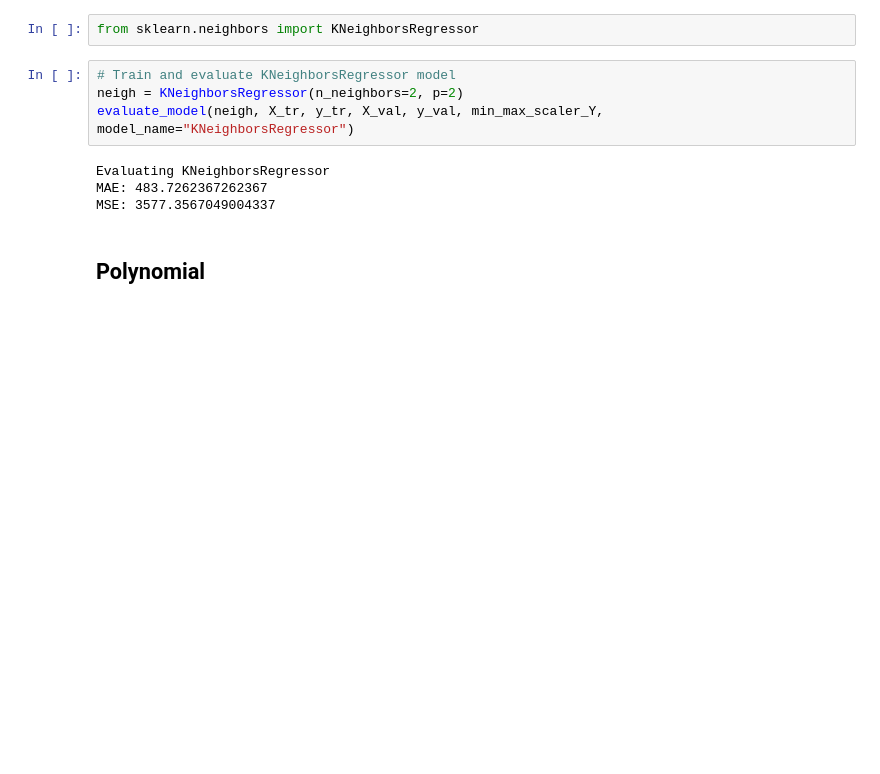
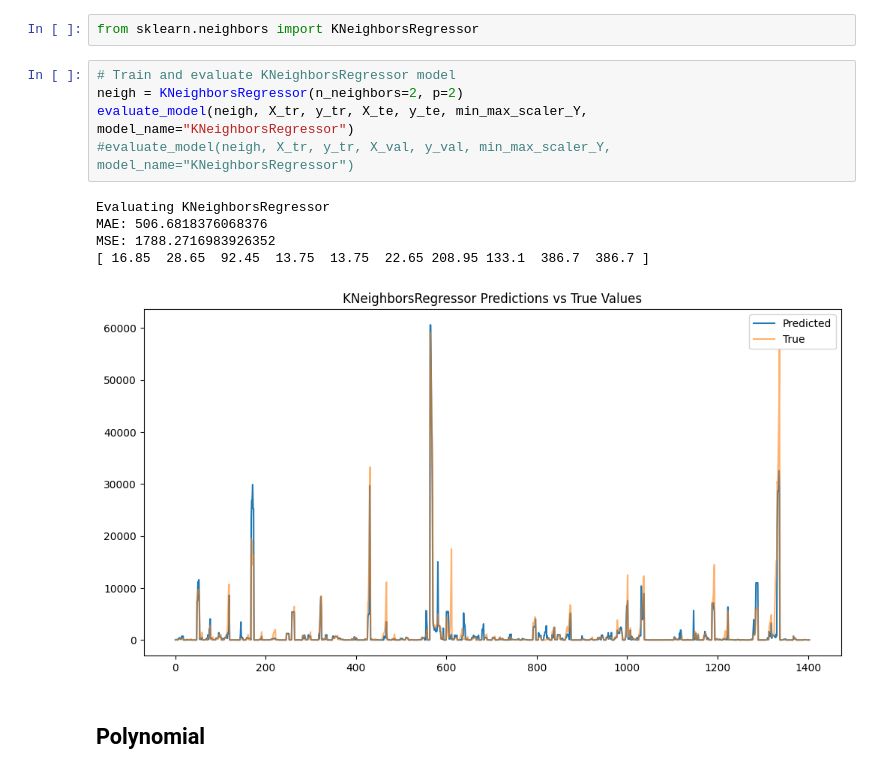
Before and after one commit to MAKEgroup/Covid_19_Propagation, a Jupyter notebook: Project/ML_Modeling.ipynb, the cells around one changed output. Saved outputs shown, nothing was run; the diff lists cells and outputs as text; blank space fills up the shorter version.

```diff
--- a/Project/ML_Modeling.ipynb
+++ b/Project/ML_Modeling.ipynb
@@ -247,11 +258,14 @@ from sklearn.neighbors import KNeighborsRegressor
 # %%
 # Train and evaluate KNeighborsRegressor model
 neigh = KNeighborsRegressor(n_neighbors=2, p=2)
-evaluate_model(neigh, X_tr, y_tr, X_val, y_val, min_max_scaler_Y, model_name="KNeighborsRegressor")
+evaluate_model(neigh, X_tr, y_tr, X_te, y_te, min_max_scaler_Y, model_name="KNeighborsRegressor")
+#evaluate_model(neigh, X_tr, y_tr, X_val, y_val, min_max_scaler_Y, model_name="KNeighborsRegressor")
 # %% [output]
 Evaluating KNeighborsRegressor
-MAE: 483.7262367262367
-MSE: 3577.3567049004337
+MAE: 506.6818376068376
+MSE: 1788.2716983926352
+[ 16.85  28.65  92.45  13.75  13.75  22.65 208.95 133.1  386.7  386.7 ]
+[figure, added]
 # %% [markdown]
 ## Polynomial
 # %%
```
Also changed, not shown: parts of 7 cells of this notebook.
